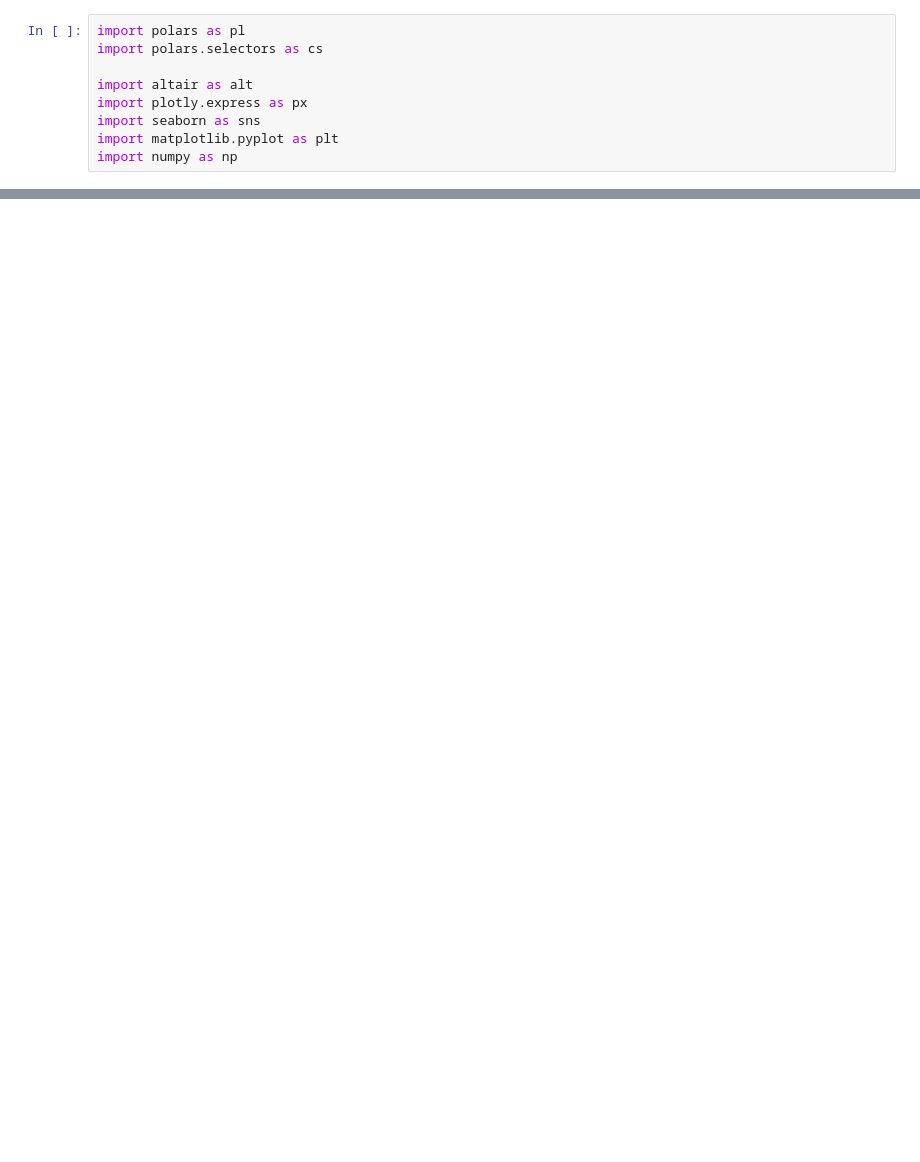
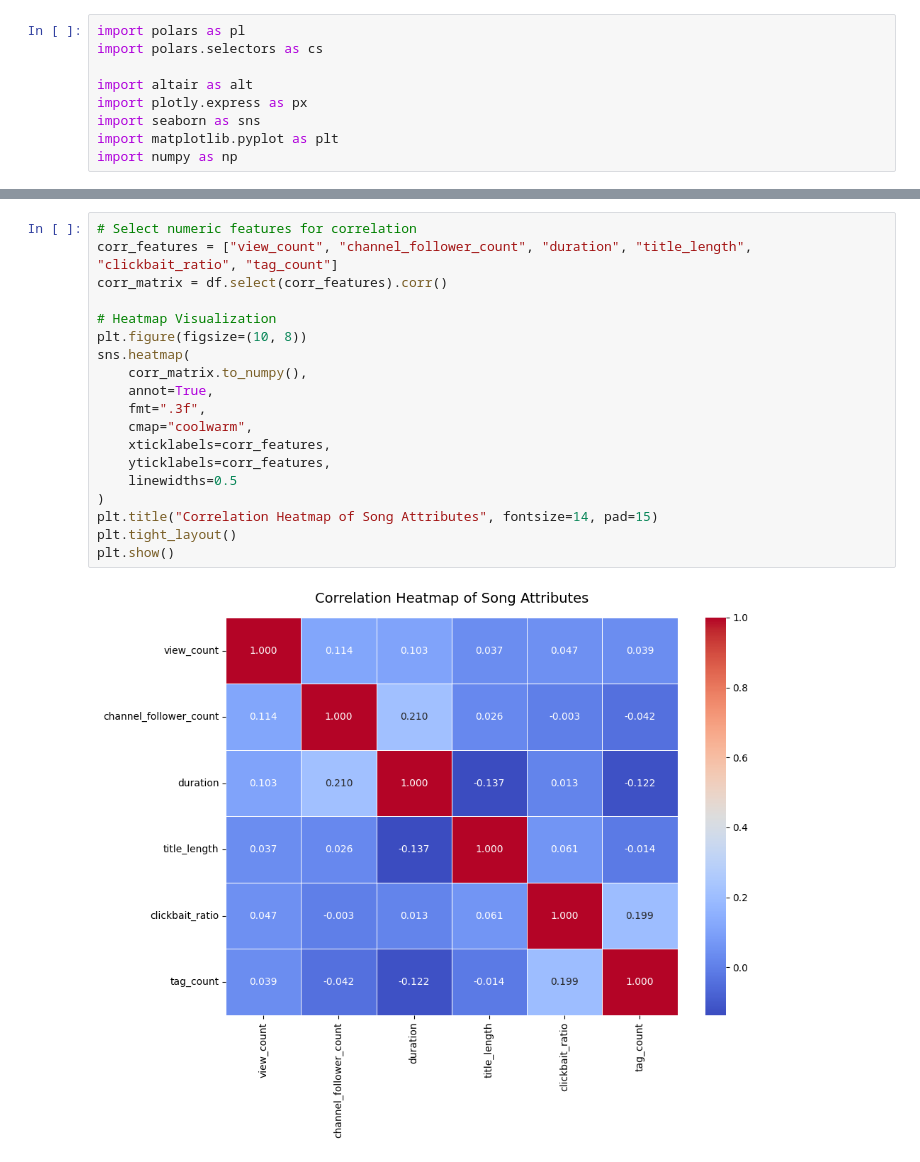
Before and after one commit to ZygimantasB/polars_library, a Jupyter notebook: kaggle/youtube_top100.ipynb, the cells around one changed output, grey strips where cells are left out. Drawn from its saved outputs; the diff is of its cells as text; blank space fills up the shorter version.

```diff
--- a/kaggle/youtube_top100.ipynb
+++ b/kaggle/youtube_top100.ipynb
@@ -97,0 +126,21 @@ shape: (5, 14)
+# %%
+# Select numeric features for correlation
+corr_features = ["view_count", "channel_follower_count", "duration", "title_length", "clickbait_ratio", "tag_count"]
+corr_matrix = df.select(corr_features).corr()
+
+# Heatmap Visualization
+plt.figure(figsize=(10, 8))
+sns.heatmap(
+    corr_matrix.to_numpy(),
+    annot=True,
+    fmt=".3f",
+    cmap="coolwarm",
+    xticklabels=corr_features,
+    yticklabels=corr_features,
+    linewidths=0.5
+)
+plt.title("Correlation Heatmap of Song Attributes", fontsize=14, pad=15)
+plt.tight_layout()
+plt.show()
+# %% [output]
+[figure, added]
```
Also changed, not shown: parts of 26 cells of this notebook.
